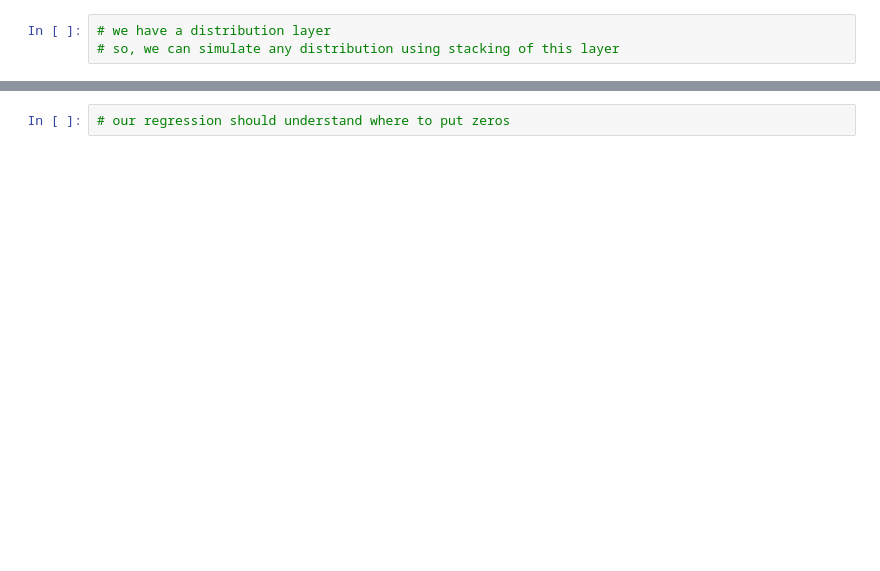
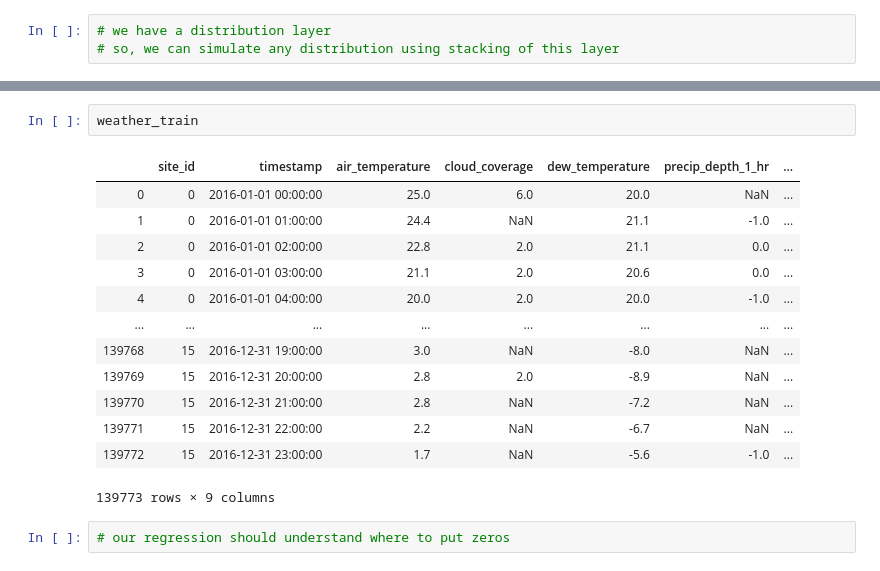
Before and after one commit to Markfryazino/ASHRAE-AMI-number, a Jupyter notebook: Data analysis and Linear Regression.ipynb, the cells around one changed output, grey strips where cells are left out. Cells and saved outputs as stored; diff of their text form; blank space fills up the shorter version.

```diff
--- a/Data analysis and Linear Regression.ipynb
+++ b/Data analysis and Linear Regression.ipynb
@@ -232,2 +281,18 @@ model.weights
+# %%
+weather_train
+# %% [output]
+|  | site_id | timestamp | air_temperature | cloud_coverage | dew_temperature | precip_depth_1_hr | ... |
+| 0 | 0 | 2016-01-01 00:00:00 | 25.0 | 6.0 | 20.0 | NaN | ... |
+| 1 | 0 | 2016-01-01 01:00:00 | 24.4 | NaN | 21.1 | -1.0 | ... |
+| 2 | 0 | 2016-01-01 02:00:00 | 22.8 | 2.0 | 21.1 | 0.0 | ... |
+| 3 | 0 | 2016-01-01 03:00:00 | 21.1 | 2.0 | 20.6 | 0.0 | ... |
+| 4 | 0 | 2016-01-01 04:00:00 | 20.0 | 2.0 | 20.0 | -1.0 | ... |
+| ... | ... | ... | ... | ... | ... | ... | ... |
+| 139768 | 15 | 2016-12-31 19:00:00 | 3.0 | NaN | -8.0 | NaN | ... |
+| 139769 | 15 | 2016-12-31 20:00:00 | 2.8 | 2.0 | -8.9 | NaN | ... |
+| 139770 | 15 | 2016-12-31 21:00:00 | 2.8 | NaN | -7.2 | NaN | ... |
+| 139771 | 15 | 2016-12-31 22:00:00 | 2.2 | NaN | -6.7 | NaN | ... |
+| 139772 | 15 | 2016-12-31 23:00:00 | 1.7 | NaN | -5.6 | -1.0 | ... |
+139773 rows × 9 columns
 # %%
 # our regression should understand where to put zeros
```
Also changed, not shown: parts of 8 cells of this notebook.
